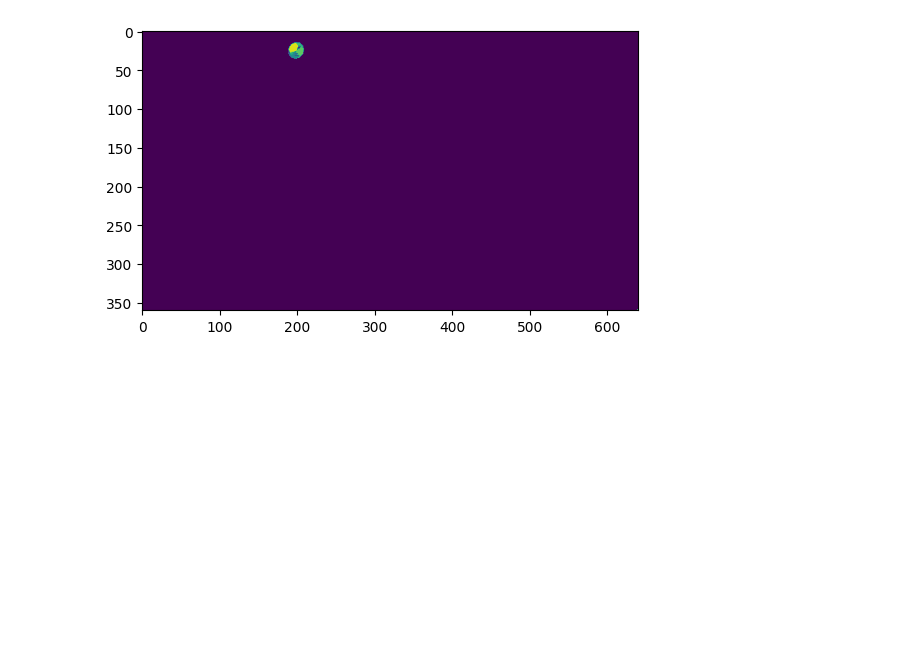
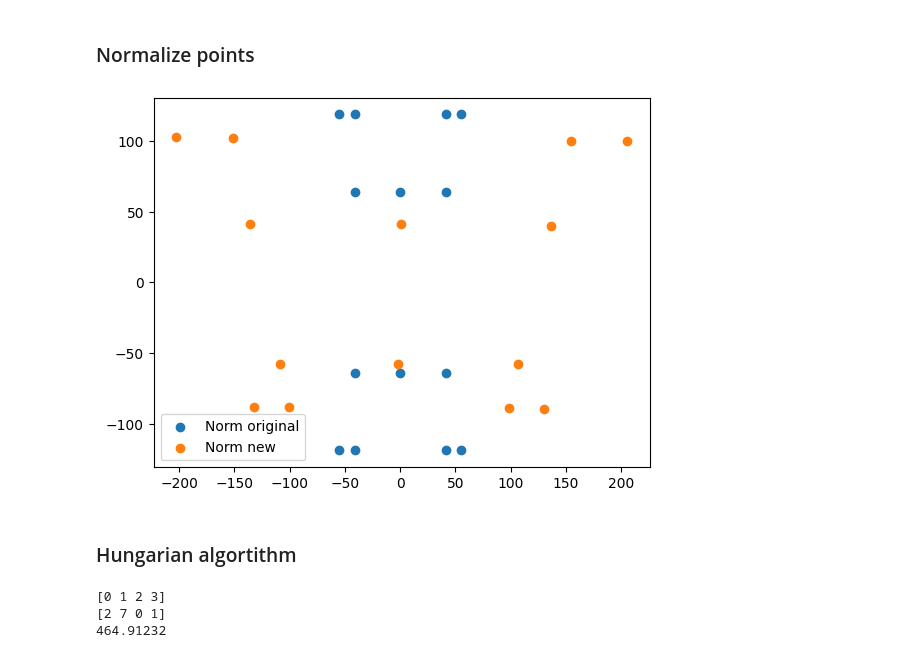
Before and after one commit to SebastianBitsch/tennis-court-tracker, a Jupyter notebook: notebooks/predict.ipynb, the cells around one changed output. Cells and saved outputs as stored; diff of their text form; code cells hidden in the pictures; blank space fills up the shorter version.

```diff
--- a/notebooks/predict.ipynb
+++ b/notebooks/predict.ipynb
@@ -95,0 +151,26 @@ plt.show()
+# %%
+# Threshold the image as by the paper
+pred = torch.nn.Threshold(130, 0)(predictions.argmax(dim=1)).to(torch.uint8).cpu().numpy()
+# %%
+import cv2
+
+predicted_points = []
+
+for binary_image in pred:
+    # Apply GaussianBlur to reduce noise and improve circle detection
+    blurred_image = cv2.GaussianBlur(binary_image, (9, 9), 2)
+
+    # Use Hough Circle Transform
+    circles = cv2.HoughCircles(
+        blurred_image,
+        cv2.HOUGH_GRADIENT,
+        dp=1,           # Inverse ratio of accumulator resolution to image resolution
+        minDist=20,     # Minimum distance between the centers of the detected circles
+        param1=10,      # Upper threshold for the edge detector
+        param2=3,       # Threshold for center detection
+        minRadius=1,    # Minimum radius of the detected circles
+        maxRadius=20    # Maximum radius of the detected circles
+    )
+    if circles is not None:
+        predicted_points.append(circles.squeeze())
+        print(circles.shape)
@@ -95,0 +198,2 @@ plt.show()
+# %%
+new = predicted_points[0][:,:2]
@@ -101,5 +253,19 @@ plt.show()
-# %%
-plt.imshow(predictions[1].squeeze().argmax(dim=0).detach().numpy())
-plt.show()
-# %% [output]
-[figure, removed]
+# %% [markdown]
+### Normalize points
+# %%
+def normalize_points(points):
+    return points - np.mean(points, axis=0)
+# %%
+norm_org = normalize_points(original)
+norm_new = normalize_points(new)
+
+# plt.scatter(original[:, 0], original[:, 1], label='Original')
+# plt.scatter(new[:, 0], new[:, 1], label='Preds')
+plt.scatter(norm_org[:, 0], norm_org[:, 1], label='Norm original')
+plt.scatter(norm_new[:, 0], norm_new[:, 1], label='Norm new')
+plt.legend()
+plt.show()
+# %% [output]
+[figure, added]
+# %% [markdown]
+### Hungarian algortithm
@@ -105,0 +275,11 @@ plt.show()
+# %%
+# https://docs.scipy.org/doc/scipy/reference/generated/scipy.optimize.linear_sum_assignment.html
+new_ind, org_ind, = linear_sum_assignment(distances_matrix)
+
+print(new_ind)
+print(org_ind)
+print(distances_matrix[new_ind, org_ind].sum())
+# %% [output]
+[0 1 2 3]
+[2 7 0 1]
+464.91232
```
Also changed, not shown: parts of 35 cells of this notebook.
